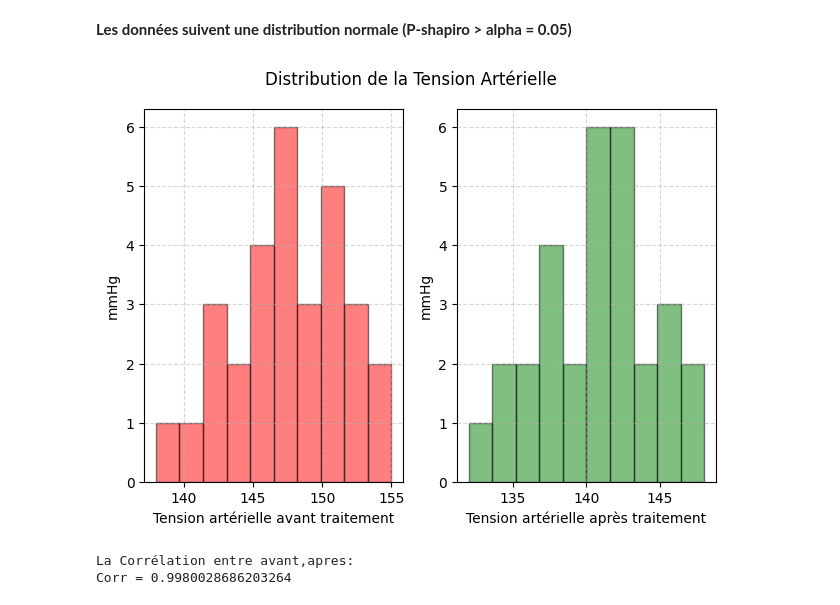
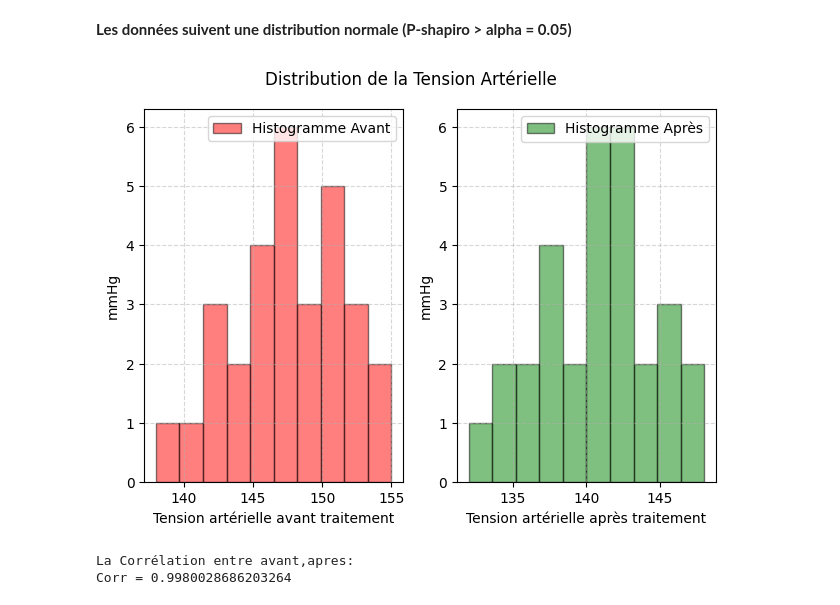
Before and after one commit to Anam-Ayoub/testSite, a Jupyter notebook: exercices/exercices-pratiques-scipy.ipynb, the cells around one changed output. Saved outputs shown, nothing was run; the diff lists cells and outputs as text; code cells hidden in the pictures.

```diff
--- a/exercices/exercices-pratiques-scipy.ipynb
+++ b/exercices/exercices-pratiques-scipy.ipynb
@@ -657,21 +657,23 @@ P-shapiro = 0.9857562550336874
 **Les données suivent une distribution normale (P-shapiro > alpha = 0.05)**
 # %%
 plt.subplot(1,2,1)
-plt.hist(avant, bins=10,color = 'red',alpha=0.5, edgecolor='black')
+plt.hist(avant, bins=10,color = 'red',alpha=0.5, edgecolor='black',label='Histogramme Avant')
 plt.xlabel('Tension artérielle avant traitement')
 plt.ylabel('mmHg')
 plt.grid(linestyle='--', alpha=0.5)
 plt.tight_layout()
+plt.legend()
 plt.subplot(1,2,2)
-plt.hist(apres, bins=10,color = 'green',alpha=0.5, edgecolor='black')
+plt.hist(apres, bins=10,color = 'green',alpha=0.5, edgecolor='black', label='Histogramme Après')
 plt.xlabel('Tension artérielle après traitement')
 plt.ylabel('mmHg')
 plt.grid(linestyle='--', alpha=0.5)
 plt.suptitle('Distribution de la Tension Artérielle')
 plt.tight_layout()
+plt.legend()
 plt.show()
 # %% [output]
-[figure, old version]
+[figure, new version]
 # %%
 #========Calcule la Corrélation:========
 res = stats.pearsonr(avant,apres)
```
Also changed, not shown: parts of 5 cells of this notebook.
